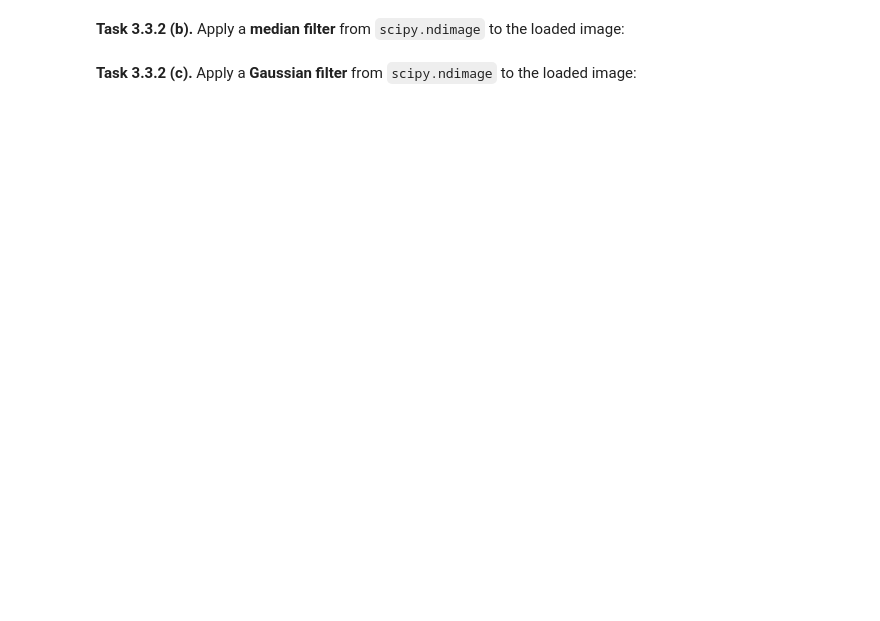
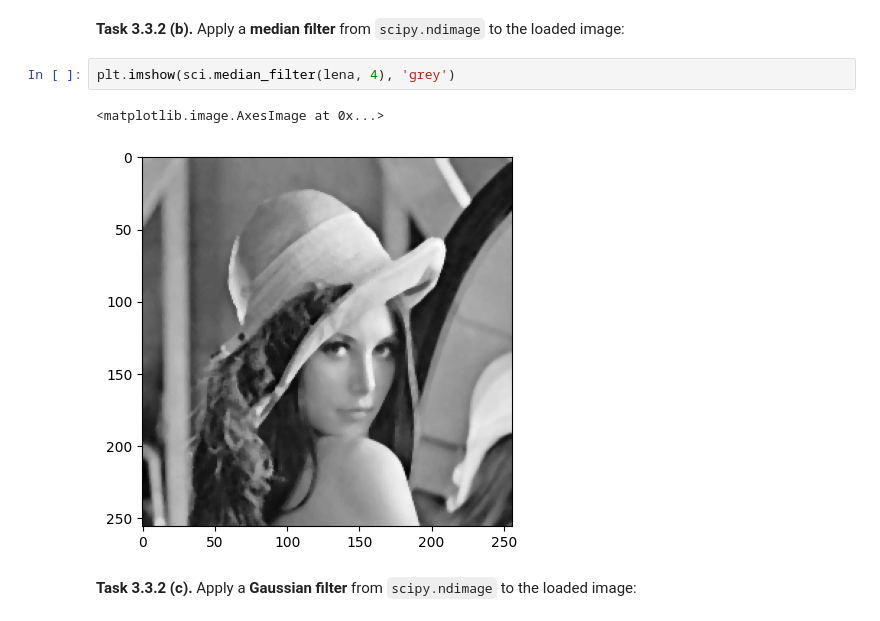
Before and after one commit to SophiaMohr/mobi-fs3-python, a Jupyter notebook: task3.ipynb, the cells around one changed output. Drawn from its saved outputs; the diff is of its cells as text; blank space fills up the shorter version.

```diff
--- a/task3.ipynb
+++ b/task3.ipynb
@@ -64,4 +128,9 @@ Then, compare your result for filter size `5` with the correct result image `dat
 # %% [markdown]
 **<a id="#">Task 3.3.2 (b).</a>** Apply a **median filter** from `scipy.ndimage` to the loaded image:
+# %%
+plt.imshow(sci.median_filter(lena, 4), 'grey')
+# %% [output]
+<matplotlib.image.AxesImage at 0x...>
+[figure, added]
 # %% [markdown]
 **<a id="#">Task 3.3.2 (c).</a>** Apply a **Gaussian filter** from `scipy.ndimage` to the loaded image:
```
Also changed, not shown: parts of 18 cells of this notebook.
